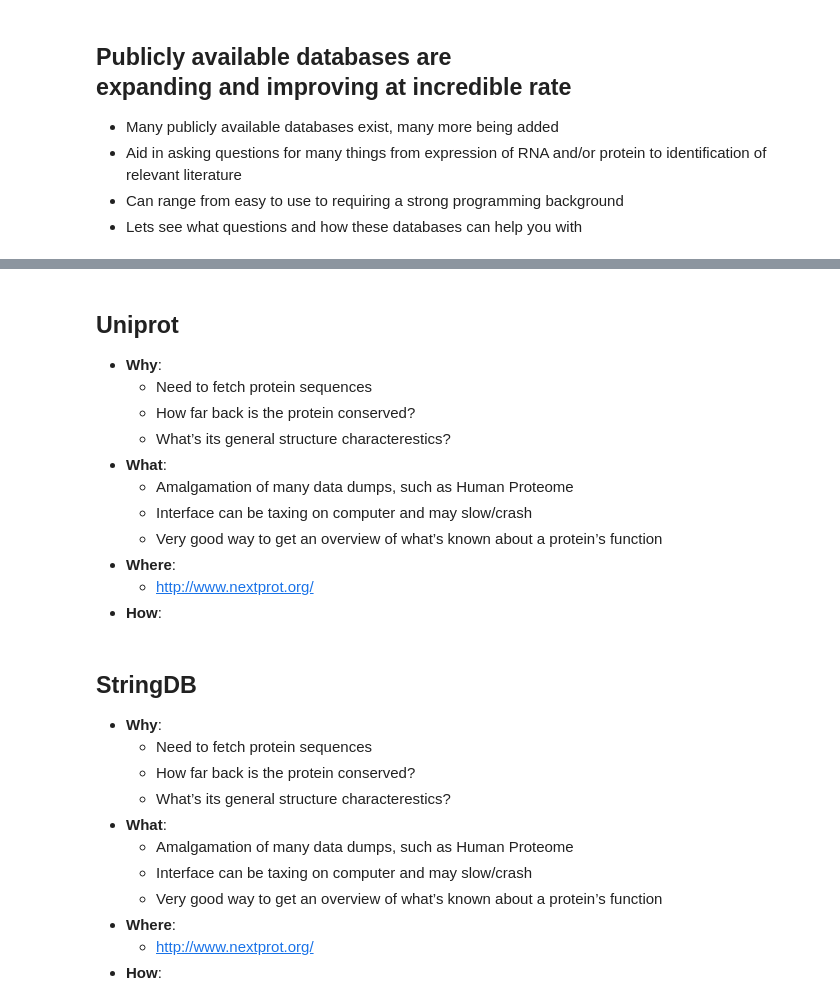
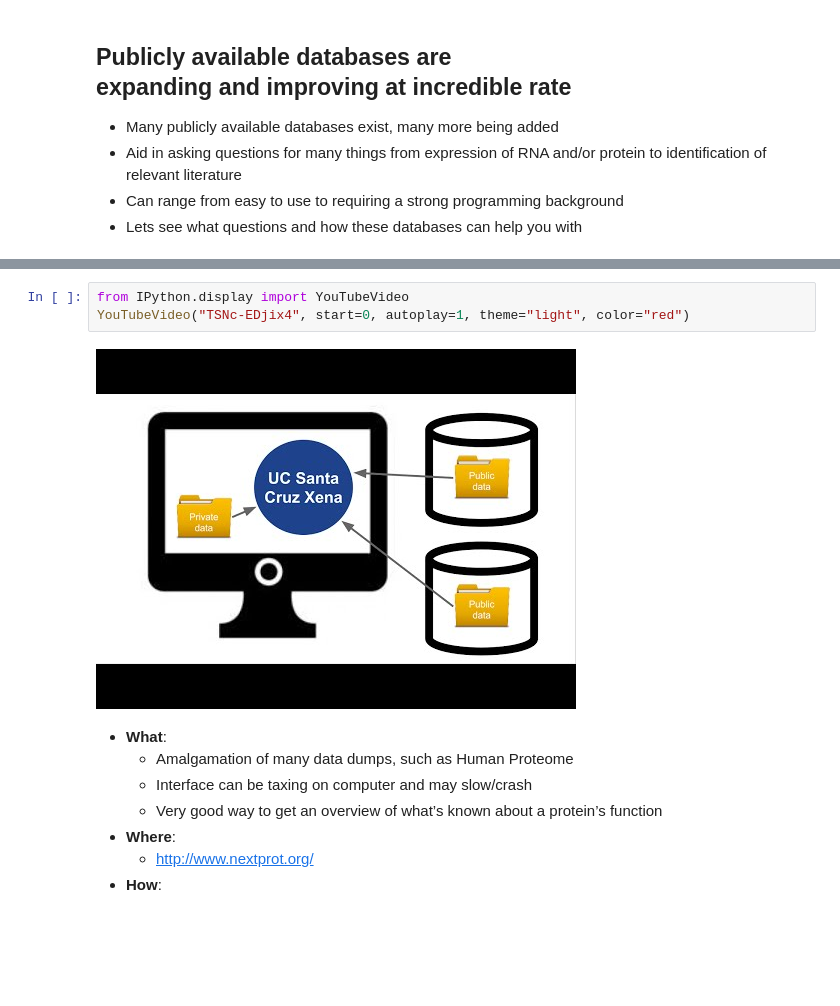
Before and after one commit to dborgesr/Euplotid, a Jupyter notebook: pipelines/databasesTools.ipynb, the cells around one changed output, grey strips where cells are left out. Drawn from its saved outputs; the diff is of its cells as text; blank space fills up the shorter version.

```diff
--- a/pipelines/databasesTools.ipynb
+++ b/pipelines/databasesTools.ipynb
@@ -39,9 +149,9 @@
+# %%
+from IPython.display import YouTubeVideo
+YouTubeVideo("TSNc-EDjix4", start=0, autoplay=1, theme="light", color="red")
+# %% [output]
+[figure, added]
 # %% [markdown]
-## Uniprot
-* <b>Why</b>:
-    * Need to fetch protein sequences
-    * How far back is the protein conserved?
-    * What’s its general structure characterestics?
 * <b>What</b>:
     * Amalgamation of many data dumps, such as Human Proteome
     * Interface can be taxing on computer and may slow/crash
@@ -49,16 +159,3 @@
 * <b>Where</b>:
     * <a href="http://www.nextprot.org/">http://www.nextprot.org/</a>
 * <b>How</b>:
-# %% [markdown]
-## StringDB
-* <b>Why</b>:
-    * Need to fetch protein sequences
-    * How far back is the protein conserved?
-    * What’s its general structure characterestics?
-* <b>What</b>:
-    * Amalgamation of many data dumps, such as Human Proteome
-    * Interface can be taxing on computer and may slow/crash
-    * Very good way to get an overview of what’s known about a protein’s function
-* <b>Where</b>:
-    * <a href="http://www.nextprot.org/">http://www.nextprot.org/</a>
-* <b>How</b>:
```
Also changed, not shown: parts of 23 cells of this notebook.
